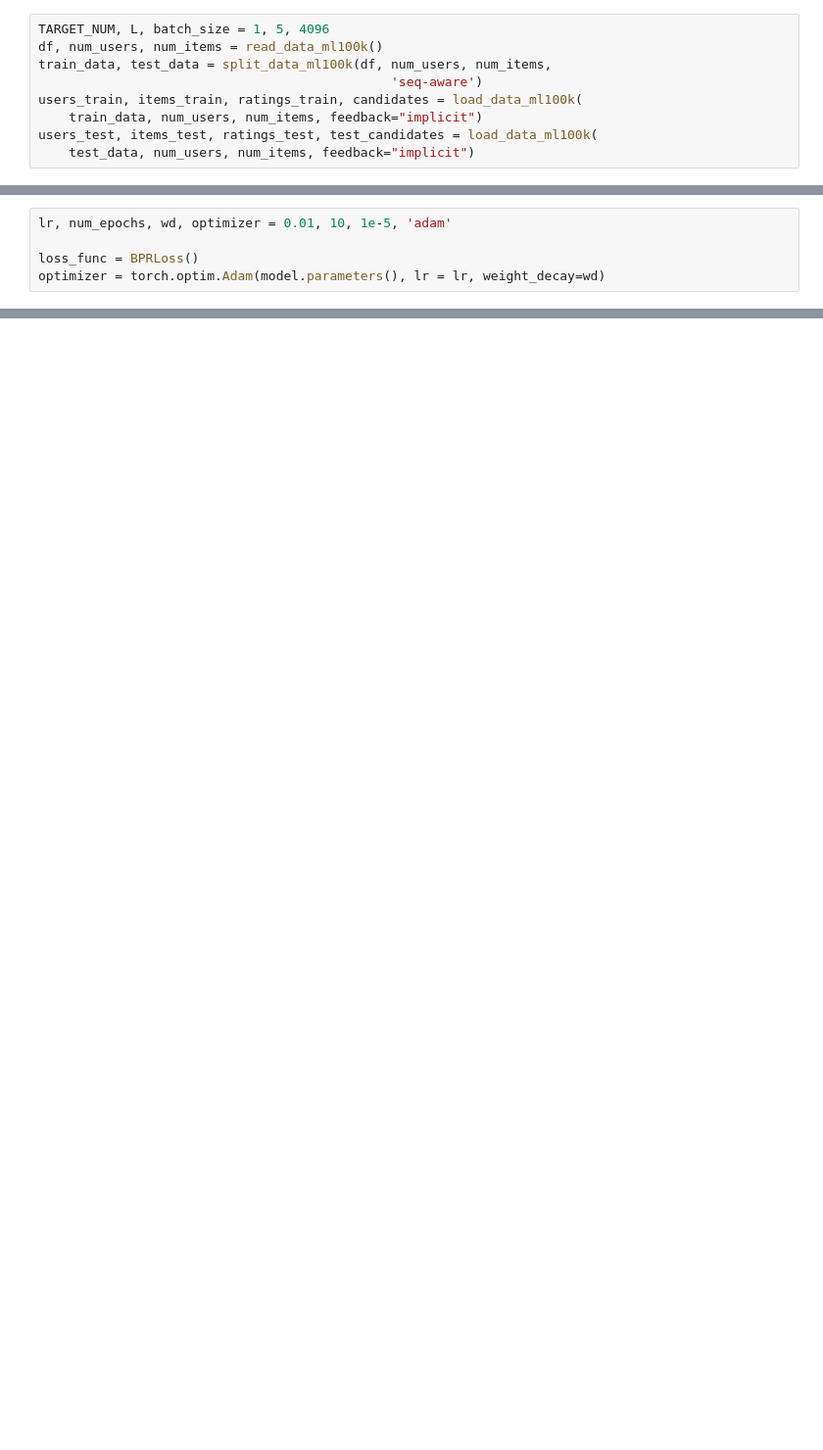
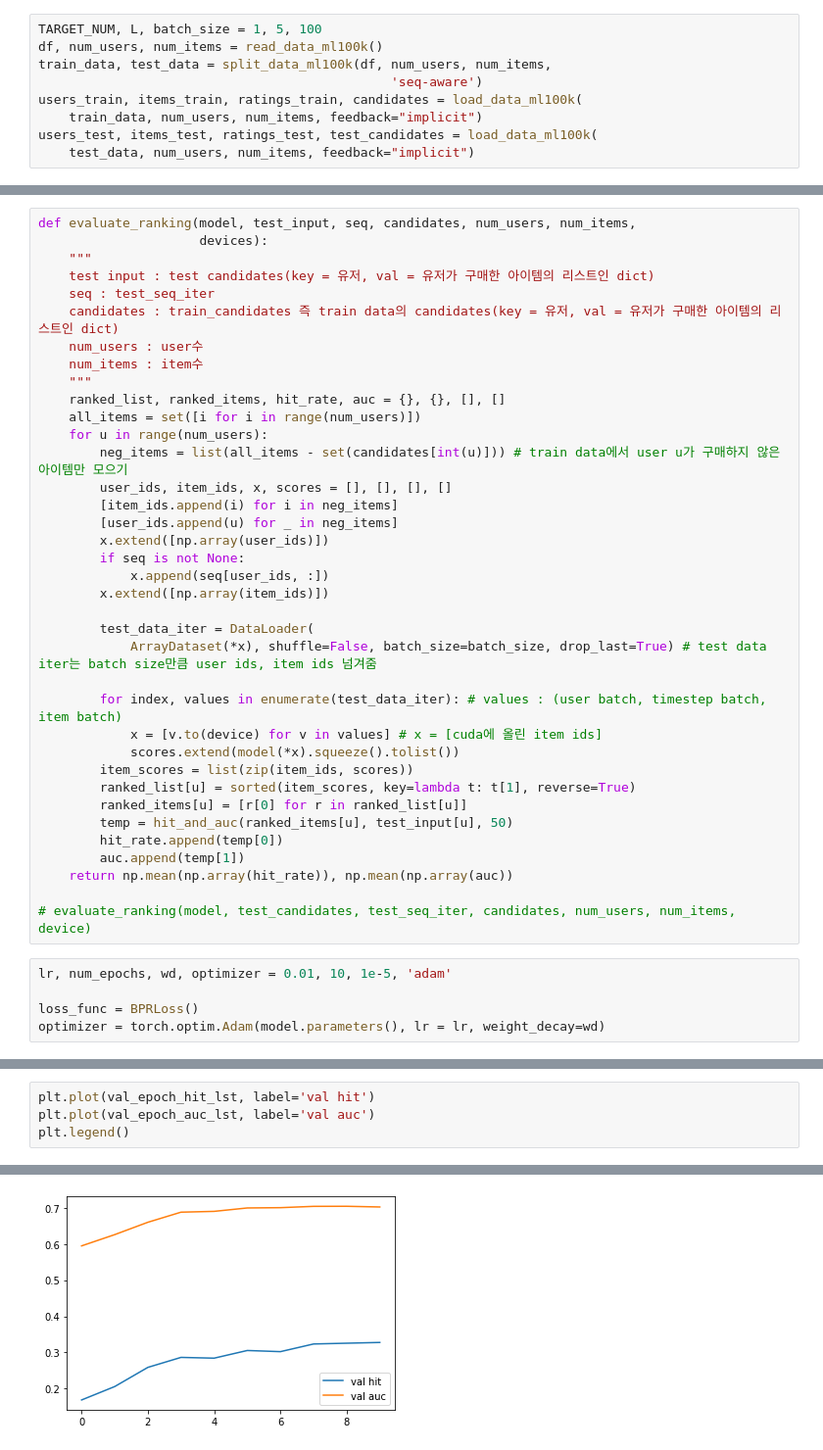
Before and after one commit to kwakjeeyoon/d2l-RecSys-pytorch, a Jupyter notebook: 16.7 Seq-Awaremodel_Caser.ipynb, the cells around one changed output, grey strips where cells are left out. Shown at 98% size. Cells and saved outputs as stored; diff of their text form; blank space fills up the shorter version.

Commit message:
[FEAT] add hit, auc to seq model

```diff
--- a/16.7 Seq-Awaremodel_Caser.ipynb
+++ b/16.7 Seq-Awaremodel_Caser.ipynb
@@ -133,7 +132,7 @@ def split_data_ml100k(data, num_users, num_items,
         train_data, test_data = data[mask], data[neg_mask]
     return train_data, test_data
 # %%
-TARGET_NUM, L, batch_size = 1, 5, 4096
+TARGET_NUM, L, batch_size = 1, 5, 100
 df, num_users, num_items = read_data_ml100k()
 train_data, test_data = split_data_ml100k(df, num_users, num_items,
                                               'seq-aware')
@@ -220,3 +248,40 @@ class BPRLoss(nn.Module):
+# %%
+def evaluate_ranking(model, test_input, seq, candidates, num_users, num_items,
+                     devices):
+    """
+    test input : test candidates(key = 유저, val = 유저가 구매한 아이템의 리스트인 dict)
+    seq : test_seq_iter
+    candidates : train_candidates 즉 train data의 candidates(key = 유저, val = 유저가 구매한 아이템의 리스트인 dict)
+    num_users : user수
+    num_items : item수
+    """
+    ranked_list, ranked_items, hit_rate, auc = {}, {}, [], []
+    all_items = set([i for i in range(num_users)])
+    for u in range(num_users):
+        neg_items = list(all_items - set(candidates[int(u)])) # train data에서 user u가 구매하지 않은 아이템만 모으기
+        user_ids, item_ids, x, scores = [], [], [], []
+        [item_ids.append(i) for i in neg_items]
+        [user_ids.append(u) for _ in neg_items]
+        x.extend([np.array(user_ids)])
+        if seq is not None:
+            x.append(seq[user_ids, :])
+        x.extend([np.array(item_ids)])
+
+        test_data_iter = DataLoader(
+            ArrayDataset(*x), shuffle=False, batch_size=batch_size, drop_last=True) # test data iter는 batch size만큼 user ids, item ids 넘겨줌
+
+        for index, values in enumerate(test_data_iter): # values : (user batch, timestep batch, item batch)
+            x = [v.to(device) for v in values] # x = [cuda에 올린 item ids]
+            scores.extend(model(*x).squeeze().tolist())
+        item_scores = list(zip(item_ids, scores))
+        ranked_list[u] = sorted(item_scores, key=lambda t: t[1], reverse=True)
+        ranked_items[u] = [r[0] for r in ranked_list[u]]
+        temp = hit_and_auc(ranked_items[u], test_input[u], 50)
+        hit_rate.append(temp[0])
+        auc.append(temp[1])
+    return np.mean(np.array(hit_rate)), np.mean(np.array(auc))
+
+# evaluate_ranking(model, test_candidates, test_seq_iter, candidates, num_users, num_items, device)
 # %%
 lr, num_epochs, wd, optimizer = 0.01, 10, 1e-5, 'adam'
 
@@ -299,0 +380,5 @@ plt.legend()
+# %%
+plt.plot(val_epoch_hit_lst, label='val hit')
+plt.plot(val_epoch_auc_lst, label='val auc')
+plt.legend()
+# %% [output]
@@ -299,0 +386 @@ plt.legend()
+[figure, added]
```
Also changed, not shown: parts of 9 cells of this notebook.
